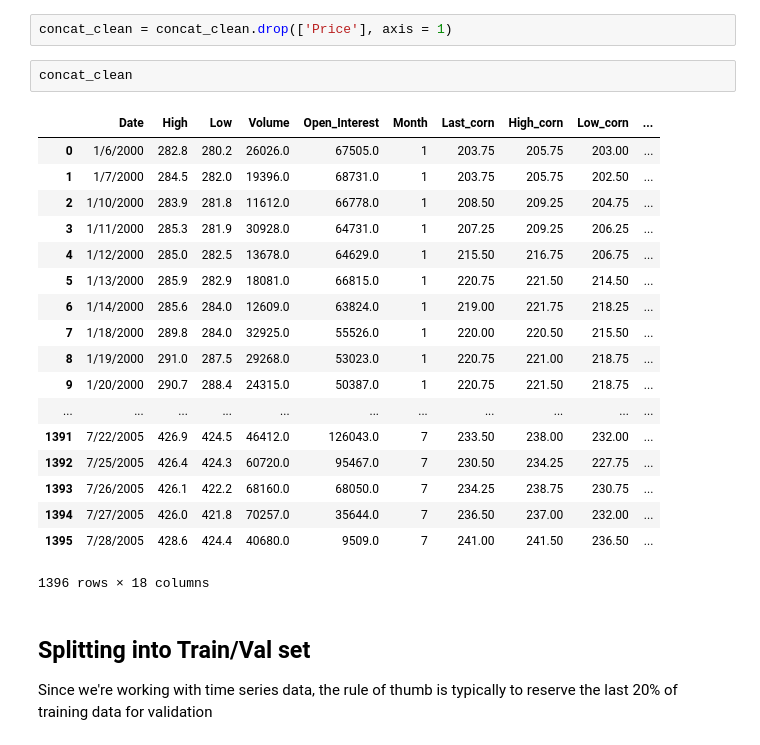
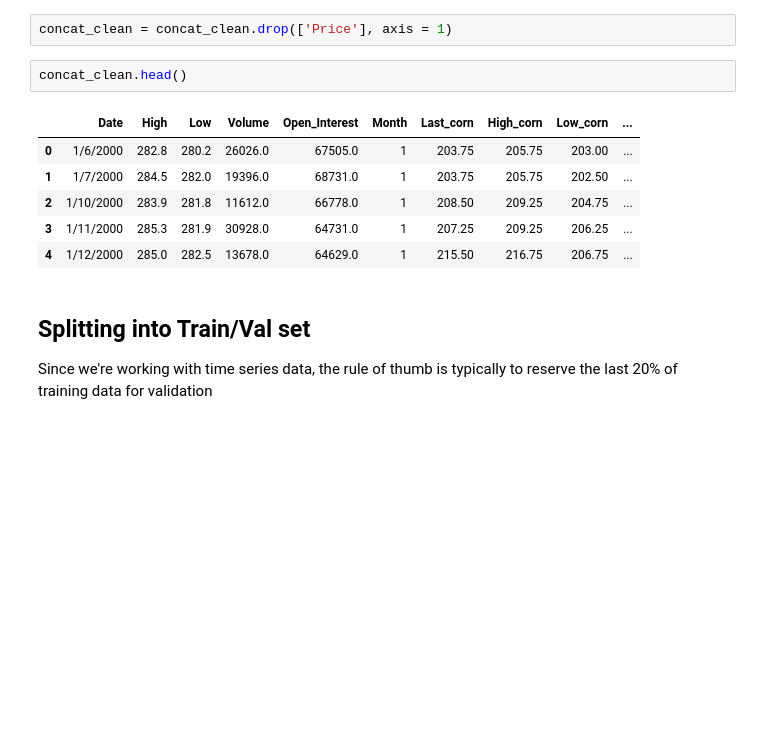
Before and after one commit to maxmatical/Machine-Learning, a Jupyter notebook: Gold_Case_Study.ipynb, the cells around one changed output. Drawn from its saved outputs; the diff is of its cells as text; blank space fills up the shorter version.

```diff
--- a/Gold_Case_Study.ipynb
+++ b/Gold_Case_Study.ipynb
@@ -360,26 +317,14 @@ concat_clean['Log_Price'] = concat_clean['Log_Price'].astype('float32')
 # %%
 concat_clean = concat_clean.drop(['Price'], axis = 1)
 # %%
-concat_clean
+concat_clean.head()
 # %% [output]
 |  | Date | High | Low | Volume | Open_Interest | Month | Last_corn | High_corn | Low_corn | ... |
 | 0 | 1/6/2000 | 282.8 | 280.2 | 26026.0 | 67505.0 | 1 | 203.75 | 205.75 | 203.00 | ... |
 | 1 | 1/7/2000 | 284.5 | 282.0 | 19396.0 | 68731.0 | 1 | 203.75 | 205.75 | 202.50 | ... |
 | 2 | 1/10/2000 | 283.9 | 281.8 | 11612.0 | 66778.0 | 1 | 208.50 | 209.25 | 204.75 | ... |
 | 3 | 1/11/2000 | 285.3 | 281.9 | 30928.0 | 64731.0 | 1 | 207.25 | 209.25 | 206.25 | ... |
 | 4 | 1/12/2000 | 285.0 | 282.5 | 13678.0 | 64629.0 | 1 | 215.50 | 216.75 | 206.75 | ... |
-| 5 | 1/13/2000 | 285.9 | 282.9 | 18081.0 | 66815.0 | 1 | 220.75 | 221.50 | 214.50 | ... |
-| 6 | 1/14/2000 | 285.6 | 284.0 | 12609.0 | 63824.0 | 1 | 219.00 | 221.75 | 218.25 | ... |
-| 7 | 1/18/2000 | 289.8 | 284.0 | 32925.0 | 55526.0 | 1 | 220.00 | 220.50 | 215.50 | ... |
-| 8 | 1/19/2000 | 291.0 | 287.5 | 29268.0 | 53023.0 | 1 | 220.75 | 221.00 | 218.75 | ... |
-| 9 | 1/20/2000 | 290.7 | 288.4 | 24315.0 | 50387.0 | 1 | 220.75 | 221.50 | 218.75 | ... |
-| ... | ... | ... | ... | ... | ... | ... | ... | ... | ... | ... |
-| 1391 | 7/22/2005 | 426.9 | 424.5 | 46412.0 | 126043.0 | 7 | 233.50 | 238.00 | 232.00 | ... |
-| 1392 | 7/25/2005 | 426.4 | 424.3 | 60720.0 | 95467.0 | 7 | 230.50 | 234.25 | 227.75 | ... |
-| 1393 | 7/26/2005 | 426.1 | 422.2 | 68160.0 | 68050.0 | 7 | 234.25 | 238.75 | 230.75 | ... |
-| 1394 | 7/27/2005 | 426.0 | 421.8 | 70257.0 | 35644.0 | 7 | 236.50 | 237.00 | 232.00 | ... |
-| 1395 | 7/28/2005 | 428.6 | 424.4 | 40680.0 | 9509.0 | 7 | 241.00 | 241.50 | 236.50 | ... |
-1396 rows × 18 columns
 # %% [markdown]
 ## Splitting into Train/Val set
 
```
Also changed, not shown: parts of 7 cells of this notebook.
